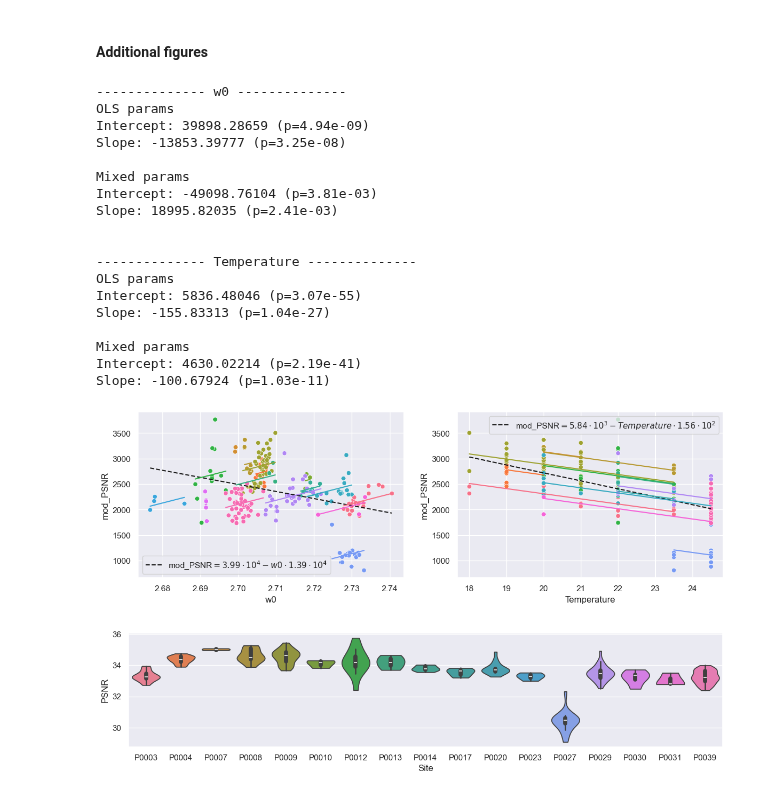
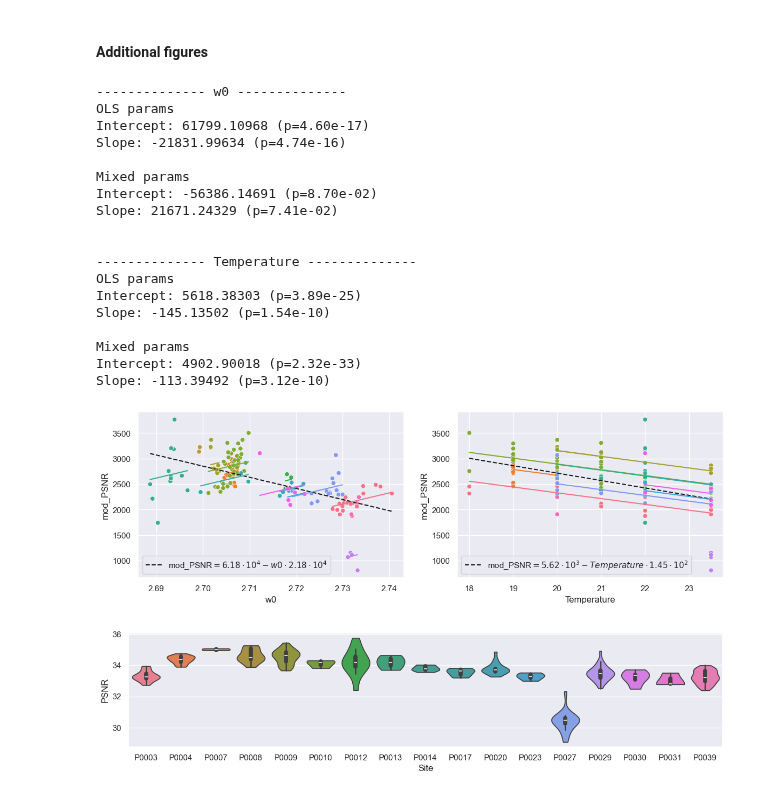
Before and after one commit to UNITY-Physics/unity_qa_paper, a Jupyter notebook: notebooks/PSNR.ipynb, the cells around one changed output. Saved outputs shown, nothing was run; the diff lists cells and outputs as text; code cells hidden in the pictures.

```diff
--- a/notebooks/PSNR.ipynb
+++ b/notebooks/PSNR.ipynb
@@ -188,7 +193,7 @@ Mean: 33.573
 To check which factors that PSNR is predicted by we run a multiple regression model to see which factors that are significant predictors (through anova analysis). Since we don't know if our variables are normally distributed we run a bootstrap validation of the model as well
 # %%
 print("------- mod_PSNR -------")
-filt_df = df[df.Temperature<24]
+filt_df = df[df.Temperature < 24.5]
 formula = 'mod_PSNR ~ Temperature + C(SoftwareVersions) + C(Subject)'
 model = smf.ols(formula, data=filt_df).fit()
 anova_results = sm.stats.anova_lm(model, typ=2)
@@ -240,45 +224,45 @@ Slope: -100.67924 (p=1.03e-11)
 fig, axes = plt.subplots(1,2,figsize=(14,4))
 res_lm = {}
 res_ol = {}
-ax, xlm_res, ols_res = make_global_group_comparison(df, axes[0],'w0', 'mod_PSNR', filter_temp=False)
+ax, xlm_res, ols_res = make_global_group_comparison(filt_df, axes[0],'w0', 'mod_PSNR', filter_temp=False)
 res_lm['w0'] = xlm_res
 res_ol['w0'] = ols_res
 
-ax, xlm_res, ols_res = make_global_group_comparison(df, axes[1],'Temperature', 'mod_PSNR', filter_temp=False)
+ax, xlm_res, ols_res = make_global_group_comparison(filt_df, axes[1],'Temperature', 'mod_PSNR', filter_temp=False)
 res_lm['Temperature'] = xlm_res
 res_ol['Temperature'] = ols_res
 
 for x in ['w0', 'Temperature']:
     print(f"-------------- {x} --------------")
     print("OLS params")
     print(f"Intercept: {res_ol[x].params['Intercept']:.5f} (p={res_ol[x].pvalues['Intercept']:.2e})")
     print(f"Slope: {res_ol[x].params[x]:.5f} (p={res_ol[x].pvalues[x]:.2e})")
 
     print("\nMixed params")
     print(f"Intercept: {res_lm[x].params['Intercept']:.5f} (p={res_lm[x].pvalues['Intercept']:.2e})")
     print(f"Slope: {res_lm[x].params[x]:.5f} (p={res_lm[x].pvalues[x]:.2e})")
 
     print('\n')
 # %% [output]
 -------------- w0 --------------
 OLS params
-Intercept: 39898.28659 (p=4.94e-09)
-Slope: -13853.39777 (p=3.25e-08)
+Intercept: 61799.10968 (p=4.60e-17)
+Slope: -21831.99634 (p=4.74e-16)
 
 Mixed params
-Intercept: -49098.76104 (p=3.81e-03)
-Slope: 18995.82035 (p=2.41e-03)
+Intercept: -56386.14691 (p=8.70e-02)
+Slope: 21671.24329 (p=7.41e-02)
 
 
 -------------- Temperature --------------
 OLS params
-Intercept: 5836.48046 (p=3.07e-55)
-Slope: -155.83313 (p=1.04e-27)
+Intercept: 5618.38303 (p=3.89e-25)
+Slope: -145.13502 (p=1.54e-10)
 
 Mixed params
-Intercept: 4630.02214 (p=2.19e-41)
-Slope: -100.67924 (p=1.03e-11)
+Intercept: 4902.90018 (p=2.32e-33)
+Slope: -113.39492 (p=3.12e-10)
-[figure, old version]
+[figure, new version]
 # %%
 fig, ax = plt.subplots(1,1,figsize=(12,3))
 
```
Also changed, not shown: parts of 8 cells of this notebook, 8 other files.
